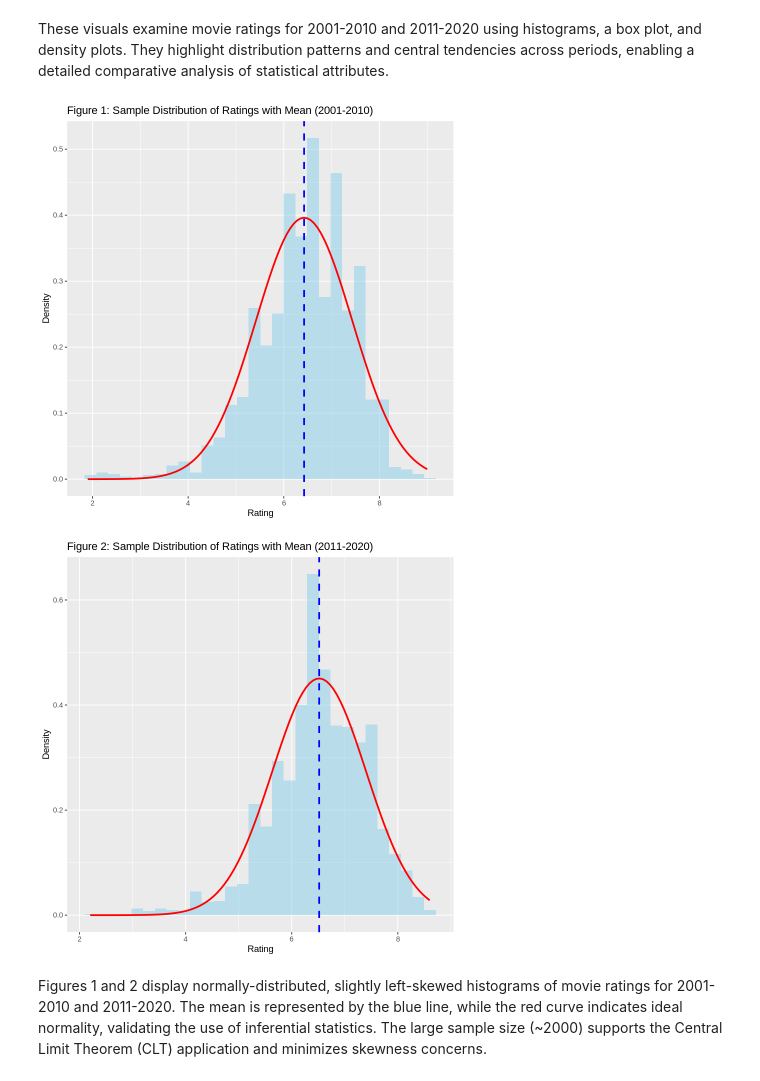
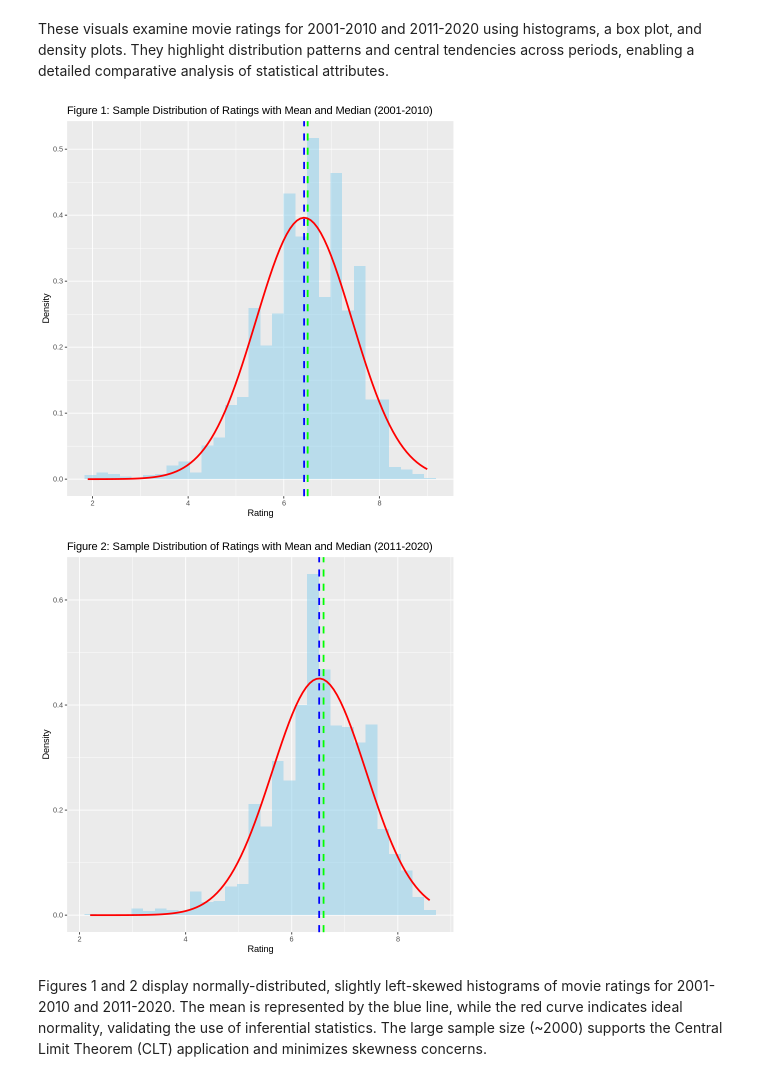
Before and after one commit to jessieshengyj/stat201, a Jupyter notebook: Proposal.ipynb, the cells around one changed output. Cells and saved outputs as stored; diff of their text form; code cells hidden in the pictures.

```diff
--- a/Proposal.ipynb
+++ b/Proposal.ipynb
@@ -201,33 +219,44 @@ These visuals examine movie ratings for 2001-2010 and 2011-2020 using histograms
 # %%
 # Calculate x and y coordinates for the normal curve
 x <- seq(min(data_2001_2010$score, na.rm = TRUE), max(data_2001_2010$score, na.rm = TRUE), length.out = 100)
 y <- dnorm(x, mean = mean(data_2001_2010$score, na.rm = TRUE), sd = sd(data_2001_2010$score, na.rm = TRUE))
 df_norm_2001_2010 <- data.frame(x = x, y = y)
 
 x <- seq(min(data_2011_2020$score, na.rm = TRUE), max(data_2011_2020$score, na.rm = TRUE), length.out = 100)
 y <- dnorm(x, mean = mean(data_2011_2020$score, na.rm = TRUE), sd = sd(data_2011_2020$score, na.rm = TRUE))
 df_norm_2011_2020 <- data.frame(x = x, y = y)
+# For 2001-2010 data:
 
-# Plot histogram with normal distribution curve for 2001-2010 data
+# Compute median
+median_2001_2010 <- median(data_2001_2010$score, na.rm = TRUE)
+
+# Plot histogram with normal distribution curve and median
 ggplot(data_2001_2010, aes(x = score)) +
   geom_histogram(aes(y = ..density..), bins = 30, fill = "skyblue", alpha = 0.5) +
   geom_vline(aes(xintercept = mean(score, na.rm = TRUE)), color = "blue", linetype = "dashed", size = 1) +
+  geom_vline(aes(xintercept = median_2001_2010), color = "green", linetype = "dashed", size = 1) + # Median line
   geom_line(data = df_norm_2001_2010, aes(x = x, y = y), colour = "red", size = 1) +
-  ggtitle("Figure 1: Sample Distribution of Ratings with Mean (2001-2010)") +
+  ggtitle("Figure 1: Sample Distribution of Ratings with Mean and Median (2001-2010)") +
   xlab("Rating") +
   ylab("Density")
 
-# Plot histogram with normal distribution curve for 2011-2020 data
+# For 2011-2020 data:
+
+# Compute median
+median_2011_2020 <- median(data_2011_2020$score, na.rm = TRUE)
+
+# Plot histogram with normal distribution curve and median
 ggplot(data_2011_2020, aes(x = score)) +
   geom_histogram(aes(y = ..density..), bins = 30, fill = "skyblue", alpha = 0.5) +
   geom_vline(aes(xintercept = mean(score, na.rm = TRUE)), color = "blue", linetype = "dashed", size = 1) +
+  geom_vline(aes(xintercept = median_2011_2020), color = "green", linetype = "dashed", size = 1) + # Median line
   geom_line(data = df_norm_2011_2020, aes(x = x, y = y), colour = "red", size = 1) +
-  ggtitle("Figure 2: Sample Distribution of Ratings with Mean (2011-2020)") +
+  ggtitle("Figure 2: Sample Distribution of Ratings with Mean and Median (2011-2020)") +
   xlab("Rating") +
   ylab("Density")
 # %% [output]
-[figure, old version]
+[figure, new version]
-[figure, old version]
+[figure, new version]
 # %% [markdown]
 Figures 1 and 2 display normally-distributed, slightly left-skewed histograms of movie ratings for 2001-2010 and 2011-2020. The mean is represented by the blue line, while the red curve indicates ideal normality, validating the use of inferential statistics. The large sample size (~2000) supports the Central Limit Theorem (CLT) application and minimizes skewness concerns.
 # %%
```
Also changed, not shown: parts of 10 cells of this notebook.
